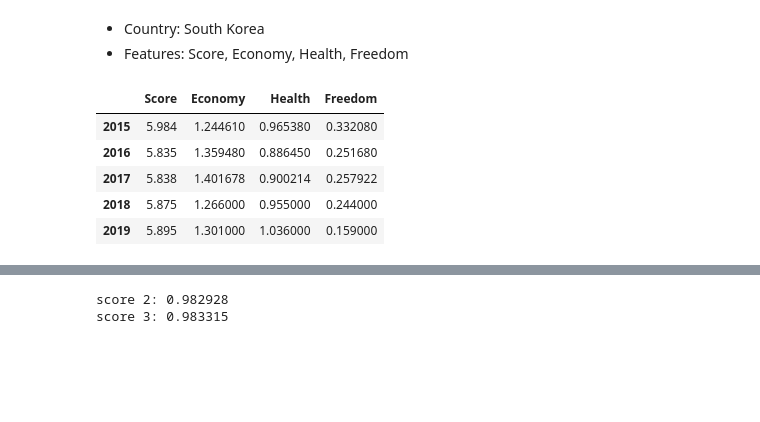
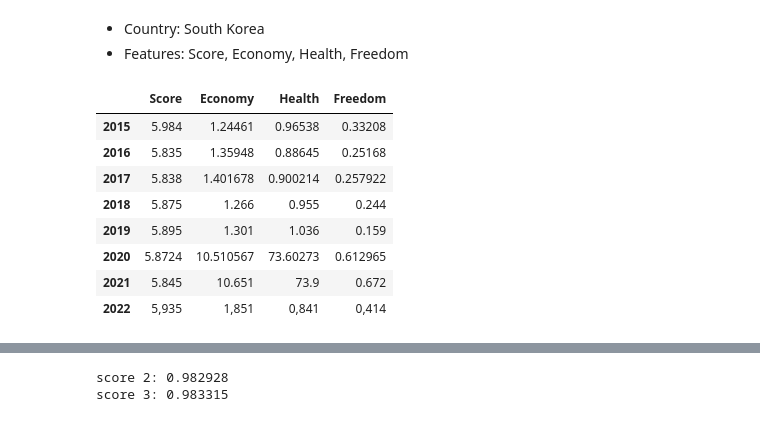
Before and after one commit to denev6/baekjoon, a Jupyter notebook: korea.ipynb, the cells around one changed output, grey strips where cells are left out. Cells and saved outputs as stored; diff of their text form; code cells hidden in the pictures; blank space fills up the shorter version.

```diff
--- a/korea.ipynb
+++ b/korea.ipynb
@@ -5,18 +3,35 @@
 # %%
 import pandas as pd
 
+df_2022 = pd.read_csv("datasets/2022.csv", sep=",")
+df_2022.columns = df_2022.columns.str.lower()
+print(f"2022: {df_2022.columns.tolist()}\n")
+
+df_2021 = pd.read_csv("datasets/2021.csv", sep=",")
+df_2021.columns = df_2021.columns.str.lower()
+print(f"2021: {df_2021.columns.tolist()}\n")
+
+df_2020 = pd.read_csv("datasets/2020.csv", sep=",")
+df_2020.columns = df_2020.columns.str.lower()
+print(f"2020: {df_2020.columns.tolist()}\n")
+
 df_2019 = pd.read_csv("datasets/2019.csv", sep=",")
+df_2019.columns = df_2019.columns.str.lower()
 print(f"2019: {df_2019.columns.tolist()}\n")
 
 df_2018 = pd.read_csv("datasets/2018.csv", sep=",")
+df_2018.columns = df_2018.columns.str.lower()
 print(f"2018: {df_2018.columns.tolist()}\n")
 
 df_2017 = pd.read_csv("datasets/2017.csv", sep=",")
+df_2017.columns = df_2017.columns.str.lower()
 print(f"2017: {df_2017.columns.tolist()}\n")
 
 df_2016 = pd.read_csv("datasets/2016.csv", sep=",")
+df_2016.columns = df_2016.columns.str.lower()
 print(f"2016: {df_2016.columns.tolist()}\n")
 
 df_2015 = pd.read_csv("datasets/2015.csv", sep=",")
+df_2015.columns = df_2015.columns.str.lower()
 print(f"2015: {df_2015.columns.tolist()}")
 # %% [output]
@@ -41,15 +62,18 @@ def find_column(df, to_contain):
     return col_name
 
 def get_kor_values(df):
-    country = find_column(df, "Country")
-    score = find_column(df, "Score")
-    gdp = find_column(df, "GDP")
-    health = find_column(df, "Health")
-    freedom = find_column(df, "Freedom")
+    country = find_column(df, "country")
+    score = find_column(df, "score")
+    gdp = find_column(df, "gdp")
+    health = find_column(df, "health")
+    freedom = find_column(df, "freedom")
     df_kor = df.loc[df[country] == "South Korea", [score, gdp, health, freedom]]
     values = df_kor.values.flatten().tolist()
     return values
 # %%
+kor_2022 = get_kor_values(df_2022)
+kor_2021 = get_kor_values(df_2021)
+kor_2020 = get_kor_values(df_2020)
 kor_2019 = get_kor_values(df_2019)
 kor_2018 = get_kor_values(df_2018)
 kor_2017 = get_kor_values(df_2017)
@@ -58,16 +82,19 @@ kor_2015 = get_kor_values(df_2015)
 # %%
 import numpy as np
 
-values = [kor_2015, kor_2016, kor_2017, kor_2018, kor_2019]
-index_names = np.arange(2015, 2020).astype(np.str_)
+values = [kor_2015, kor_2016, kor_2017, kor_2018, kor_2019, kor_2020, kor_2021, kor_2022]
+index_names = np.arange(2015, 2023).astype(np.str_)
 
 df_kor = pd.DataFrame(values, index=index_names)
 df_kor.columns = ["Score", "Economy", "Health", "Freedom"]
 df_kor
 # %% [output]
 |  | Score | Economy | Health | Freedom |
-| 2015 | 5.984 | 1.244610 | 0.965380 | 0.332080 |
-| 2016 | 5.835 | 1.359480 | 0.886450 | 0.251680 |
+| 2015 | 5.984 | 1.24461 | 0.96538 | 0.33208 |
+| 2016 | 5.835 | 1.35948 | 0.88645 | 0.25168 |
 | 2017 | 5.838 | 1.401678 | 0.900214 | 0.257922 |
-| 2018 | 5.875 | 1.266000 | 0.955000 | 0.244000 |
-| 2019 | 5.895 | 1.301000 | 1.036000 | 0.159000 |
+| 2018 | 5.875 | 1.266 | 0.955 | 0.244 |
+| 2019 | 5.895 | 1.301 | 1.036 | 0.159 |
+| 2020 | 5.8724 | 10.510567 | 73.60273 | 0.612965 |
+| 2021 | 5.845 | 10.651 | 73.9 | 0.672 |
+| 2022 | 5,935 | 1,851 | 0,841 | 0,414 |
```
Also changed, not shown: parts of 12 cells of this notebook, 9 other files.
